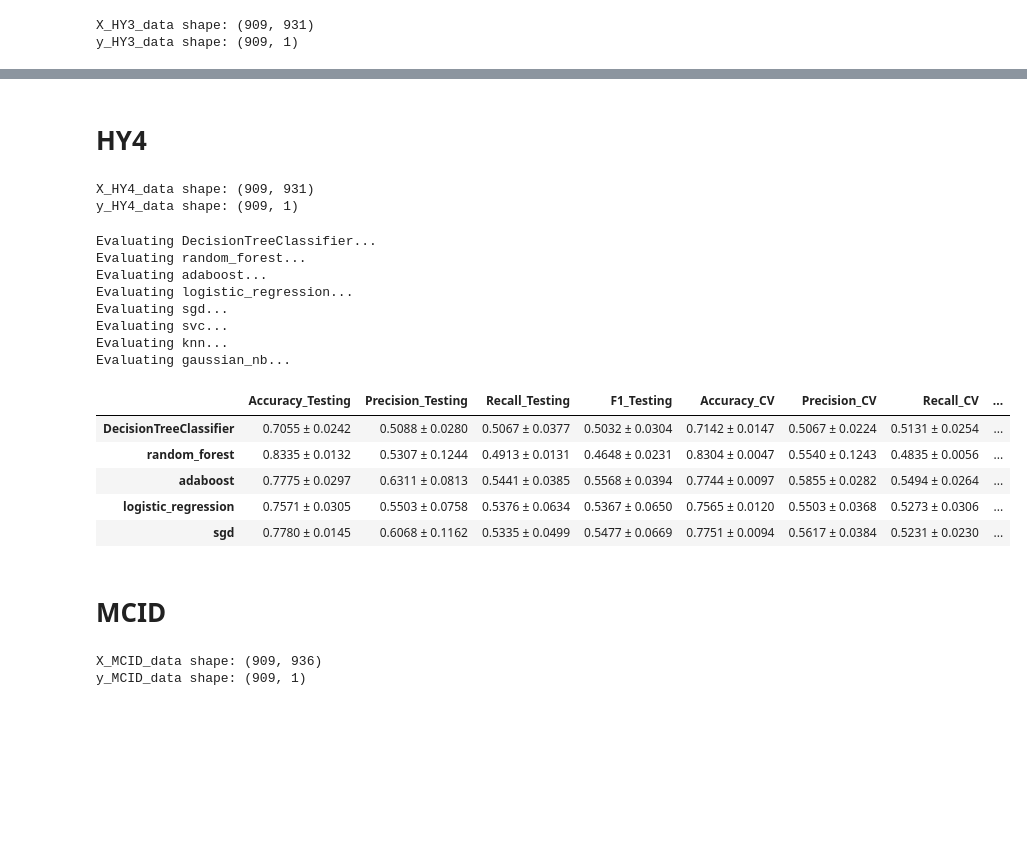
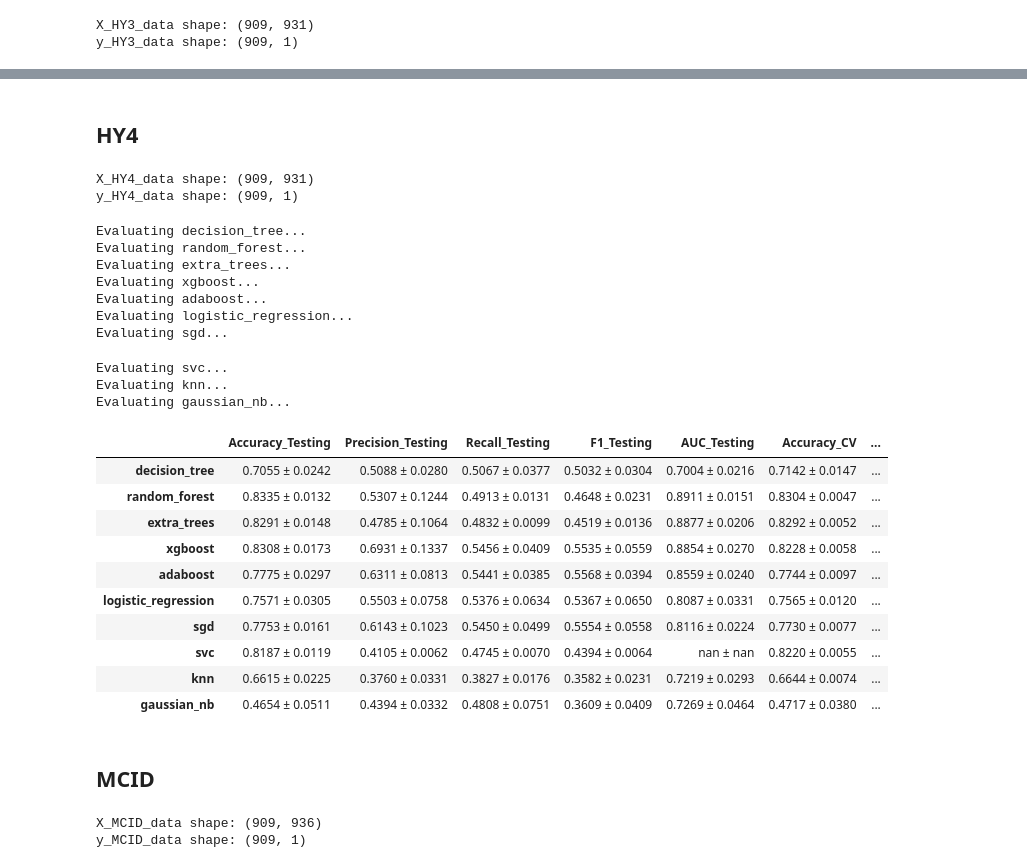
Before and after one commit to fserracrespi/PD_progression_ppmi, a Jupyter notebook: SCRIPTS/PYTHON/MODEL ANALYSIS/Classification.ipynb, the cells around one changed output, grey strips where cells are left out. Saved outputs shown, nothing was run; the diff lists cells and outputs as text; code cells hidden in the pictures; blank space fills up the shorter version.

Commit message:
model default and feature selection

```diff
--- a/SCRIPTS/PYTHON/MODEL ANALYSIS/Classification.ipynb
+++ b/SCRIPTS/PYTHON/MODEL ANALYSIS/Classification.ipynb
@@ -247,7 +294,7 @@ Evaluating gaussian_nb...
 | knn | 0.7527 ± 0.0201 | 0.5269 ± 0.0119 | 0.5258 ± 0.0132 | 0.5052 ± 0.0147 | 0.7672 ± 0.0256 | 0.7512 ± 0.0046 | ... |
 | gaussian_nb | 0.6445 ± 0.0828 | 0.5991 ± 0.0167 | 0.6229 ± 0.0737 | 0.5178 ± 0.0561 | 0.7881 ± 0.0459 | 0.6682 ± 0.0863 | ... |
 # %% [markdown]
-# HY4
+## HY4
 # %%
 X_HY4_data = pd.read_csv(project_root / "SCRIPTS/PYTHON/MODEL ANALYSIS/DATA/HY_SCALE/FULL_FEATURES/X_HY4_full.csv", index_col=0)
 y_HY4_data = pd.read_csv(project_root / "SCRIPTS/PYTHON/MODEL ANALYSIS/DATA/HY_SCALE/FULL_FEATURES/y_HY4_full.csv", index_col=0)
@@ -257,31 +304,38 @@ print("y_HY4_data shape:", y_HY4_data.shape)
 X_HY4_data shape: (909, 931)
 y_HY4_data shape: (909, 1)
 # %%
-df_HY4 = evaluate_models_10x10_oof_and_test(
+df_HY4_full = evaluate_models_10x10_oof_and_test(
     X_df=X_HY4_data,
     y_df=y_HY4_data,
     models=classification_models,
     random_state=42
 )
 
-df_HY4.head(10)
+df_HY4_full.head(10)
 # %% [output]
-Evaluating DecisionTreeClassifier...
+Evaluating decision_tree...
 Evaluating random_forest...
+Evaluating extra_trees...
+Evaluating xgboost...
 Evaluating adaboost...
 Evaluating logistic_regression...
 Evaluating sgd...
-Evaluating svc...
-Evaluating knn...
-Evaluating gaussian_nb...
+Evaluating svc...
+Evaluating knn...
+Evaluating gaussian_nb...
-|  | Accuracy_Testing | Precision_Testing | Recall_Testing | F1_Testing | Accuracy_CV | Precision_CV | Recall_CV | ... |
-| DecisionTreeClassifier | 0.7055 ± 0.0242 | 0.5088 ± 0.0280 | 0.5067 ± 0.0377 | 0.5032 ± 0.0304 | 0.7142 ± 0.0147 | 0.5067 ± 0.0224 | 0.5131 ± 0.0254 | ... |
-| random_forest | 0.8335 ± 0.0132 | 0.5307 ± 0.1244 | 0.4913 ± 0.0131 | 0.4648 ± 0.0231 | 0.8304 ± 0.0047 | 0.5540 ± 0.1243 | 0.4835 ± 0.0056 | ... |
-| adaboost | 0.7775 ± 0.0297 | 0.6311 ± 0.0813 | 0.5441 ± 0.0385 | 0.5568 ± 0.0394 | 0.7744 ± 0.0097 | 0.5855 ± 0.0282 | 0.5494 ± 0.0264 | ... |
-| logistic_regression | 0.7571 ± 0.0305 | 0.5503 ± 0.0758 | 0.5376 ± 0.0634 | 0.5367 ± 0.0650 | 0.7565 ± 0.0120 | 0.5503 ± 0.0368 | 0.5273 ± 0.0306 | ... |
-| sgd | 0.7780 ± 0.0145 | 0.6068 ± 0.1162 | 0.5335 ± 0.0499 | 0.5477 ± 0.0669 | 0.7751 ± 0.0094 | 0.5617 ± 0.0384 | 0.5231 ± 0.0230 | ... |
+|  | Accuracy_Testing | Precision_Testing | Recall_Testing | F1_Testing | AUC_Testing | Accuracy_CV | ... |
+| decision_tree | 0.7055 ± 0.0242 | 0.5088 ± 0.0280 | 0.5067 ± 0.0377 | 0.5032 ± 0.0304 | 0.7004 ± 0.0216 | 0.7142 ± 0.0147 | ... |
+| random_forest | 0.8335 ± 0.0132 | 0.5307 ± 0.1244 | 0.4913 ± 0.0131 | 0.4648 ± 0.0231 | 0.8911 ± 0.0151 | 0.8304 ± 0.0047 | ... |
+| extra_trees | 0.8291 ± 0.0148 | 0.4785 ± 0.1064 | 0.4832 ± 0.0099 | 0.4519 ± 0.0136 | 0.8877 ± 0.0206 | 0.8292 ± 0.0052 | ... |
+| xgboost | 0.8308 ± 0.0173 | 0.6931 ± 0.1337 | 0.5456 ± 0.0409 | 0.5535 ± 0.0559 | 0.8854 ± 0.0270 | 0.8228 ± 0.0058 | ... |
+| adaboost | 0.7775 ± 0.0297 | 0.6311 ± 0.0813 | 0.5441 ± 0.0385 | 0.5568 ± 0.0394 | 0.8559 ± 0.0240 | 0.7744 ± 0.0097 | ... |
+| logistic_regression | 0.7571 ± 0.0305 | 0.5503 ± 0.0758 | 0.5376 ± 0.0634 | 0.5367 ± 0.0650 | 0.8087 ± 0.0331 | 0.7565 ± 0.0120 | ... |
+| sgd | 0.7753 ± 0.0161 | 0.6143 ± 0.1023 | 0.5450 ± 0.0499 | 0.5554 ± 0.0558 | 0.8116 ± 0.0224 | 0.7730 ± 0.0077 | ... |
+| svc | 0.8187 ± 0.0119 | 0.4105 ± 0.0062 | 0.4745 ± 0.0070 | 0.4394 ± 0.0064 | nan ± nan | 0.8220 ± 0.0055 | ... |
+| knn | 0.6615 ± 0.0225 | 0.3760 ± 0.0331 | 0.3827 ± 0.0176 | 0.3582 ± 0.0231 | 0.7219 ± 0.0293 | 0.6644 ± 0.0074 | ... |
+| gaussian_nb | 0.4654 ± 0.0511 | 0.4394 ± 0.0332 | 0.4808 ± 0.0751 | 0.3609 ± 0.0409 | 0.7269 ± 0.0464 | 0.4717 ± 0.0380 | ... |
 # %% [markdown]
-# MCID
+## MCID
 # %%
 X_MCID_data = pd.read_csv(project_root / "SCRIPTS/PYTHON/MODEL ANALYSIS/DATA/UPDRS3/FULL_FEATURES/X_MCID_full.csv", index_col=0)
 y_MCID_data = pd.read_csv(project_root / "SCRIPTS/PYTHON/MODEL ANALYSIS/DATA/UPDRS3/FULL_FEATURES/y_MCID_full.csv", index_col=0)
```
Also changed, not shown: parts of 61 cells of this notebook, 4 other files.
